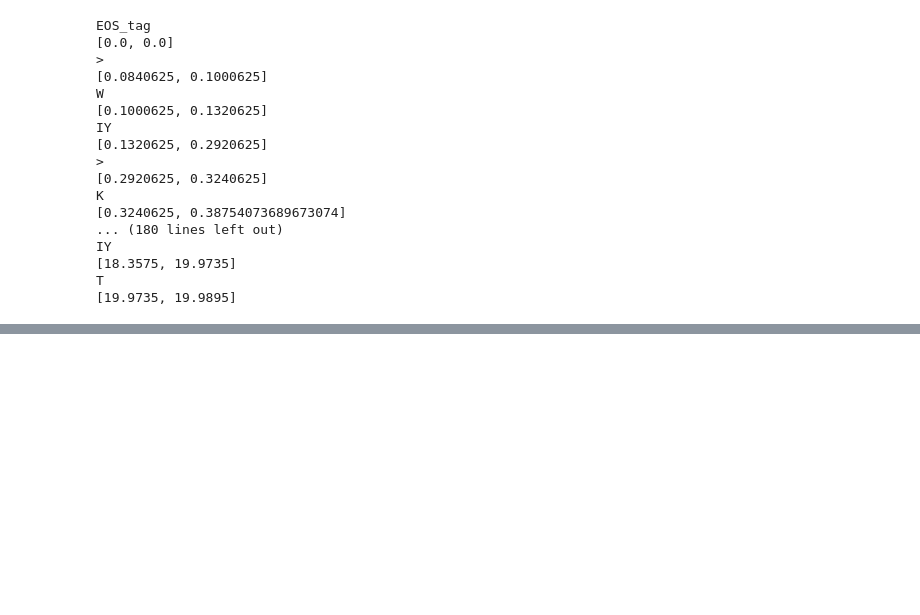
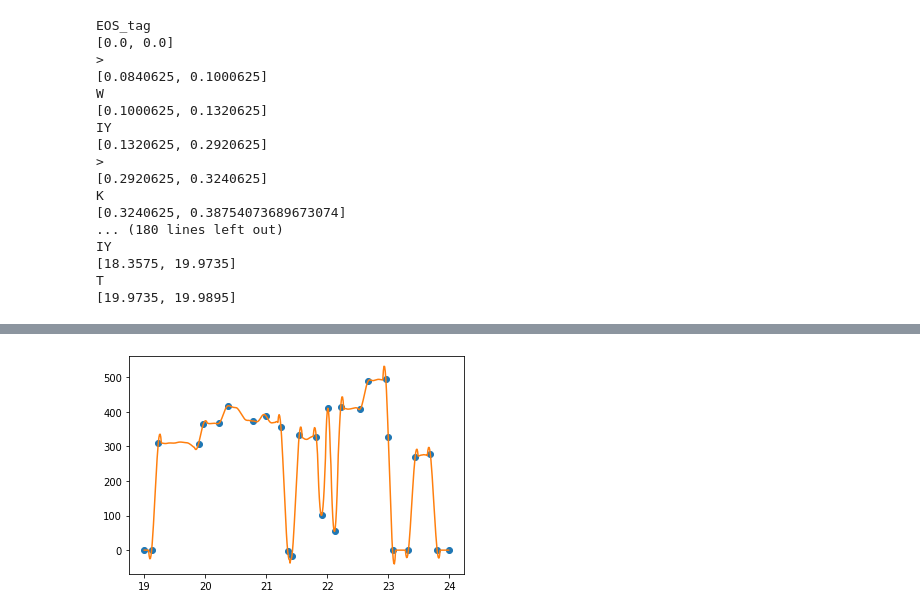
Before and after one commit to EvanSamaa/jali_sing, a Jupyter notebook: Singing Analysis.ipynb, the cells around one changed output, grey strips where cells are left out. Saved outputs shown, nothing was run; the diff lists cells and outputs as text; code cells hidden in the pictures; blank space fills up the shorter version.

```diff
--- a/Singing Analysis.ipynb
+++ b/Singing Analysis.ipynb
@@ -883,0 +935,19 @@ AttributeError: 'list' object has no attribute 'split'
+# %%
+pitch_slope, pitch_interval = efficient_piece_wise_linear_intervals(interval_xs, pitch_interp(interval_xs))
+I_slope, I_interval = efficient_piece_wise_linear_intervals(interval_xs, Intensity_interp(interval_xs))
+# %%
+def plot_piece_wise_lienar_intervals(xs, original_curve, intervals, slope):
+    x = [interval_xs[intervals[0][0]]]
+    y = [original_curve[intervals[0][0]]]
+    for i in range(0, len(intervals)):
+        x.append(interval_xs[intervals[i][1]])
+        y.append(original_curve[intervals[i][1]])
+    x = np.array(x)
+    y = np.array(y)
+    plt.plot(x, y, "o")
+    plt.plot(interval_xs, original_curve)
+    plt.show()
+# %%
+plot_piece_wise_lienar_intervals(interval_xs, pitch_interp(interval_xs), pitch_interval, pitch_slope)
+# %% [output]
+[figure, added]
```
Also changed, not shown: parts of 13 cells of this notebook, 8 other files.
